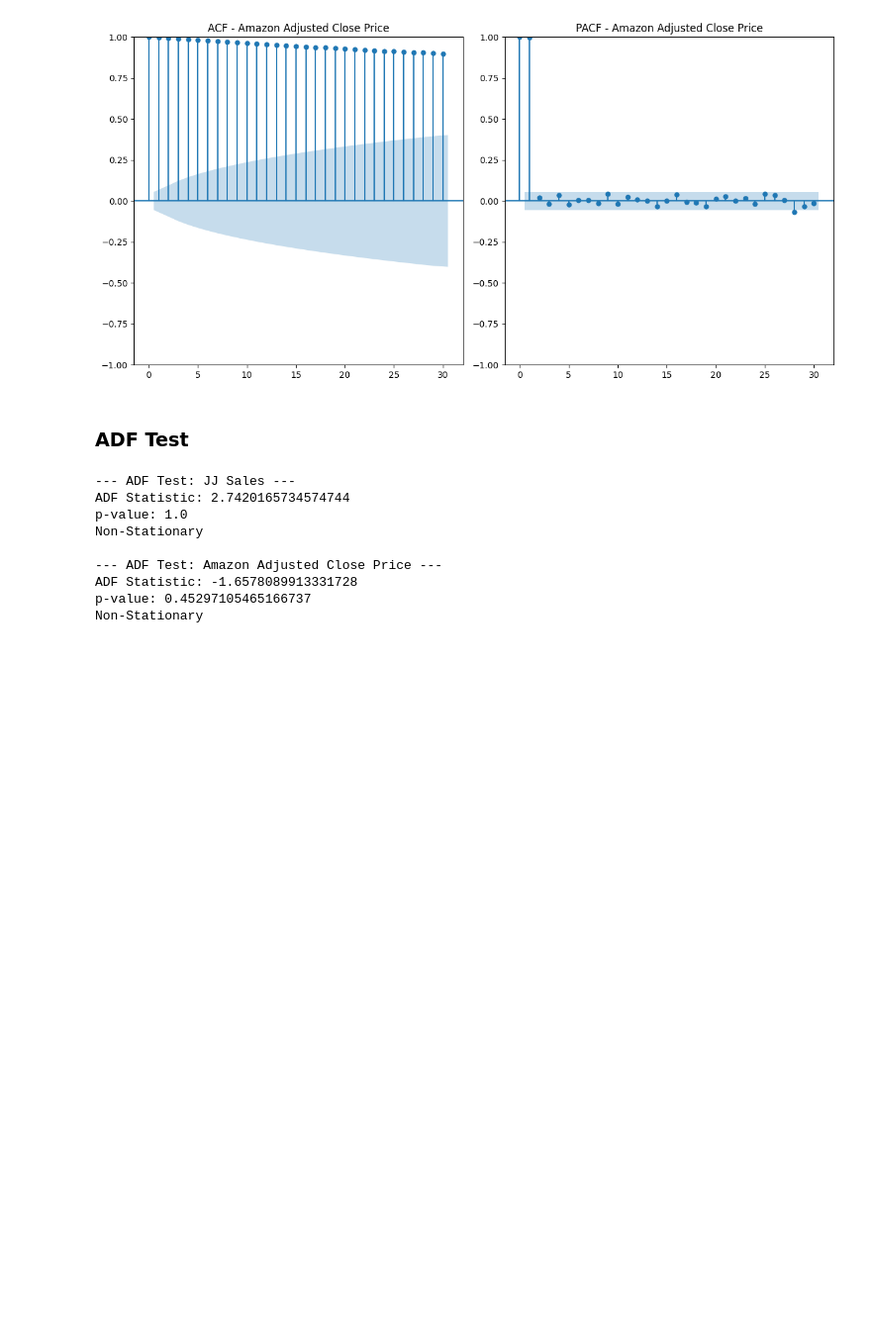
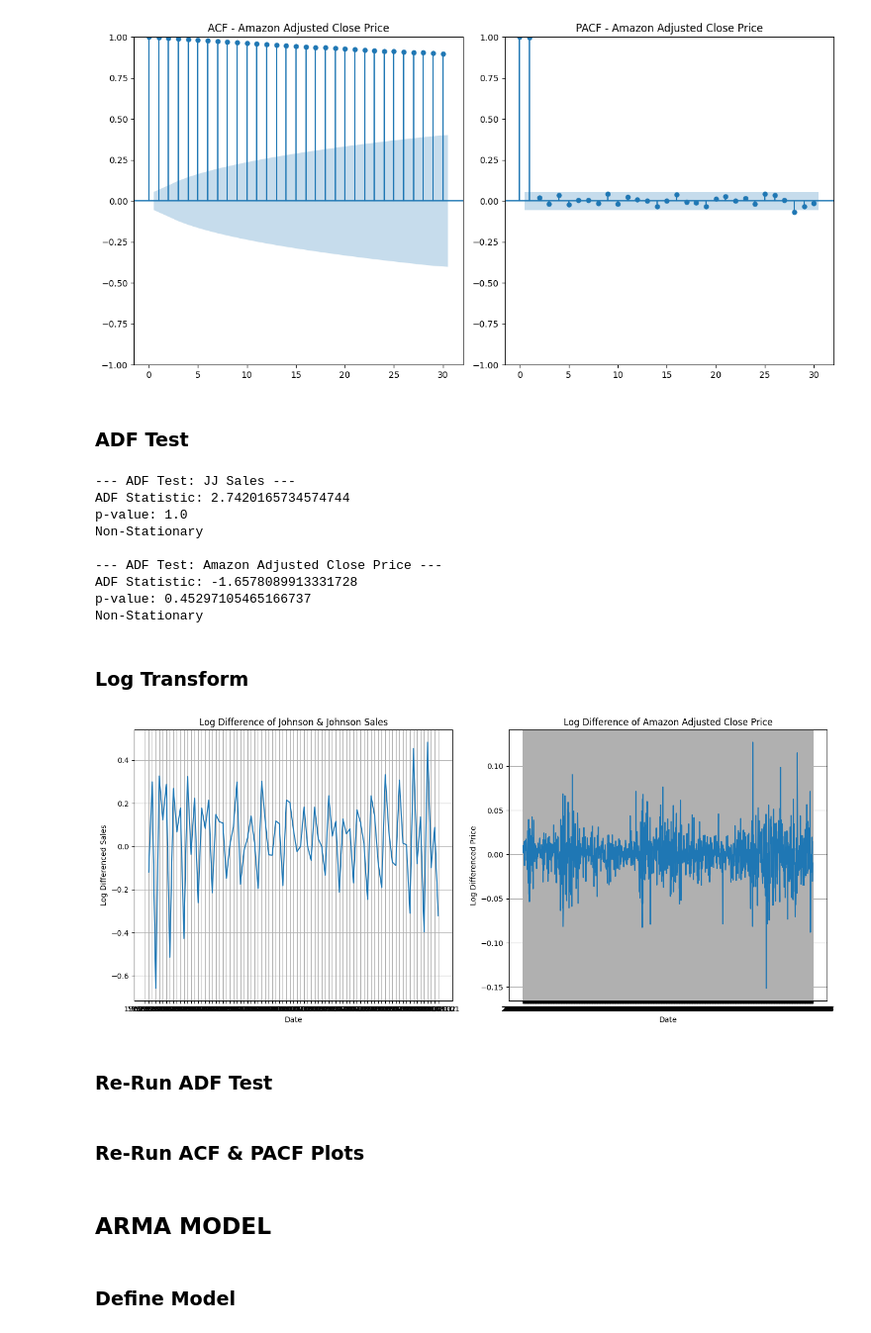
Before and after one commit to Diya-Amith/TimeSeries-CaseStudy-Assignment, a Jupyter notebook: TimeSeriesCaseStudy.ipynb, the cells around one changed output. Shown at 99% size. Saved outputs shown, nothing was run; the diff lists cells and outputs as text; code cells hidden in the pictures; blank space fills up the shorter version.

Commit message:
V1.5 Log Transform

```diff
--- a/TimeSeriesCaseStudy.ipynb
+++ b/TimeSeriesCaseStudy.ipynb
@@ -116,3 +112,54 @@ Non-Stationary
 ADF Statistic: -1.6578089913331728
 p-value: 0.45297105465166737
 Non-Stationary
+# %% [markdown]
+### **Log Transform**
+# %%
+# Log Transform and First Differencing for JJ Sales
+def log_transform_and_difference_jj(data):
+    data['data_log'] = np.log(data['data'])
+    data['data_tr_1'] = data['data_log'].diff()
+    return data
+
+# Log Transform and First Differencing for Amazon Adjusted Close Price
+def log_transform_and_difference_amzn(data):
+    data['Adj_Close_log'] = np.log(data['Adj Close'])
+    data['Adj_Close_tr_1'] = data['Adj_Close_log'].diff()
+    return data
+
+jj_data = log_transform_and_difference_jj(jj_data)
+amzn_data = log_transform_and_difference_amzn(amzn_data)
+# %%
+def plot_log_diff_series(jj_series, amzn_series):
+    plt.figure(figsize=(14, 6))
+
+    # JJ Sales
+    plt.subplot(121)
+    plt.plot(jj_series)
+    plt.title("Log Difference of Johnson & Johnson Sales")
+    plt.xlabel('Date')
+    plt.ylabel('Log Differenced Sales')
+    plt.grid(True)
+
+    # Amazon Adjusted Close Price
+    plt.subplot(122)
+    plt.plot(amzn_series)
+    plt.title("Log Difference of Amazon Adjusted Close Price")
+    plt.xlabel('Date')
+    plt.ylabel('Log Differenced Price')
+    plt.grid(True)
+
+    plt.tight_layout()
+    plt.show()
+
+plot_log_diff_series(jj_data['data_tr_1'], amzn_data['Adj_Close_tr_1'])
+# %% [output]
+[figure, added]
+# %% [markdown]
+### **Re-Run ADF Test**
+# %% [markdown]
+### **Re-Run ACF & PACF Plots**
+# %% [markdown]
+## **ARMA MODEL**
+# %% [markdown]
+### **Define Model**
```
Also changed, not shown: parts of 4 cells of this notebook.
